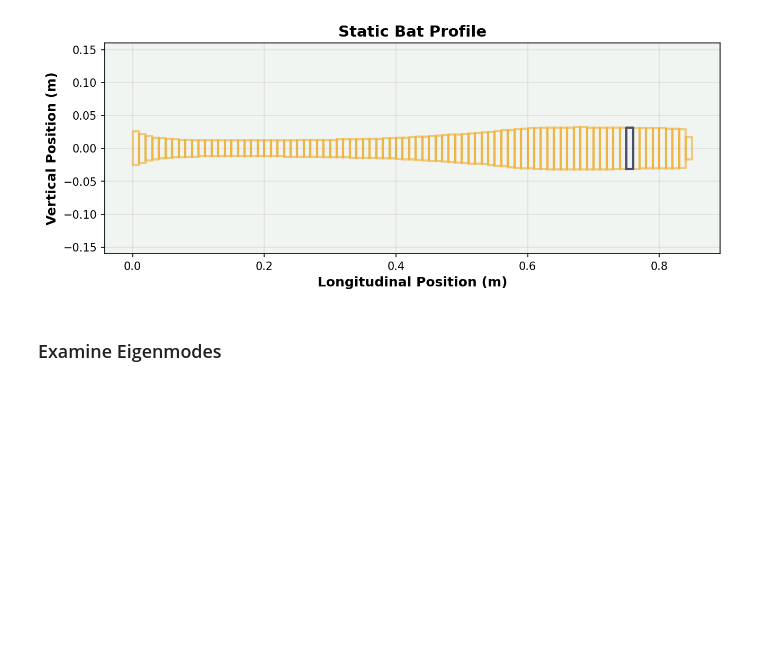
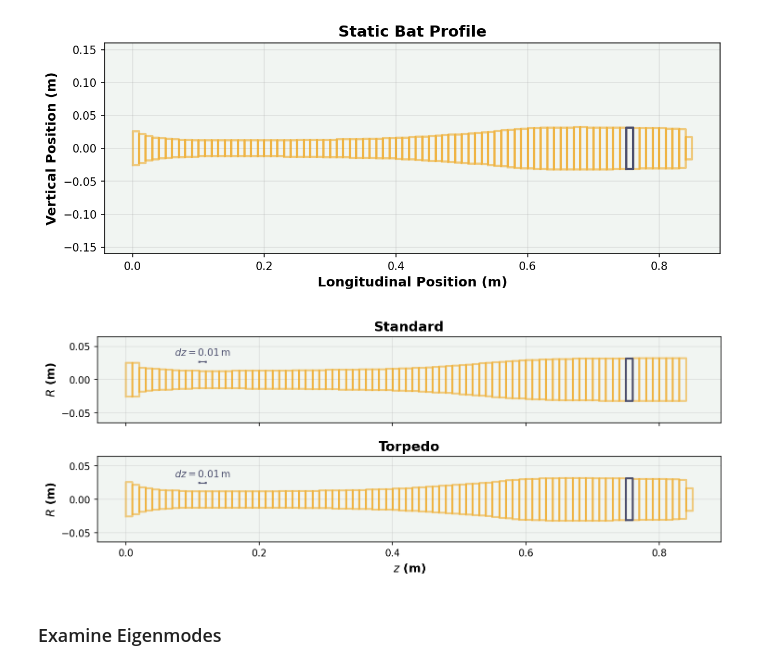
Before and after one commit to navawolfish/bat-ball-collision-model, a Jupyter notebook: do_integration.ipynb, the cells around one changed output. Saved outputs shown, nothing was run; the diff lists cells and outputs as text; code cells hidden in the pictures; blank space fills up the shorter version.

```diff
--- a/do_integration.ipynb
+++ b/do_integration.ipynb
@@ -92,0 +141,7 @@ No solution found, plotting static bat.
+# %%
+plot_bats_comparison(standard_bat, torpedo_bat, highlight=impact_idx)
+plt.savefig('midterm_report/plots/bats.pdf'
+)
+plt.show()
+# %% [output]
+[figure, added]
```
Also changed, not shown: parts of 5 cells of this notebook, 18 other files.
